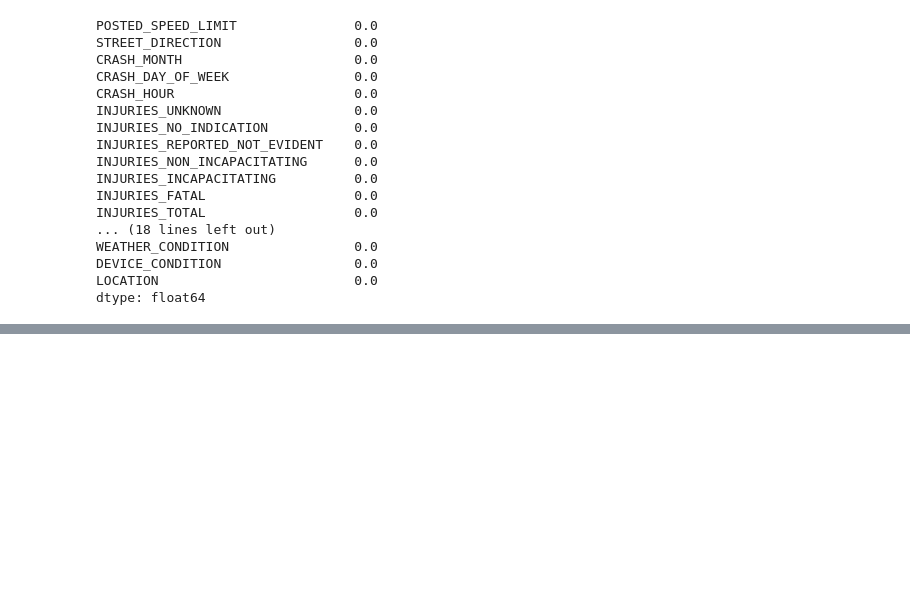
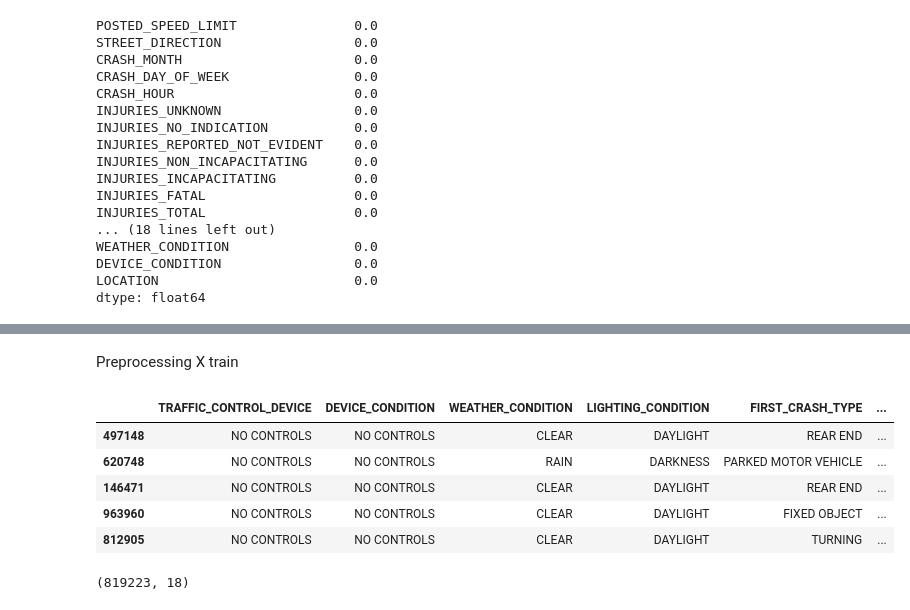
Before and after one commit to hellenmureithi/Phase_4_project, a Jupyter notebook: Notebooks/mike.ipynb, the cells around one changed output, grey strips where cells are left out. Saved outputs shown, nothing was run; the diff lists cells and outputs as text; code cells hidden in the pictures; blank space fills up the shorter version.

Commit message:
Combined preprocessing

```diff
--- a/Notebooks/mike.ipynb
+++ b/Notebooks/mike.ipynb
@@ -215,0 +269,18 @@ Y = df1['PRIM_CONTRIBUTORY_CAUSE']
+# %% [markdown]
+Preprocessing X train
+# %%
+X_train_cat = X_train.select_dtypes(include= ['object', 'string']).copy()
+X_train_cat.head()
+# %% [output]
+|  | TRAFFIC_CONTROL_DEVICE | DEVICE_CONDITION | WEATHER_CONDITION | LIGHTING_CONDITION | FIRST_CRASH_TYPE | ... |
+| 497148 | NO CONTROLS | NO CONTROLS | CLEAR | DAYLIGHT | REAR END | ... |
+| 620748 | NO CONTROLS | NO CONTROLS | RAIN | DARKNESS | PARKED MOTOR VEHICLE | ... |
+| 146471 | NO CONTROLS | NO CONTROLS | CLEAR | DAYLIGHT | REAR END | ... |
+| 963960 | NO CONTROLS | NO CONTROLS | CLEAR | DAYLIGHT | FIXED OBJECT | ... |
+| 812905 | NO CONTROLS | NO CONTROLS | CLEAR | DAYLIGHT | TURNING | ... |
+# %%
+# checking the shape of categorical training data
+X_train_cat.head()
+X_train_cat.shape
+# %% [output]
+(819223, 18)
```
Also changed, not shown: parts of 19 cells of this notebook.
